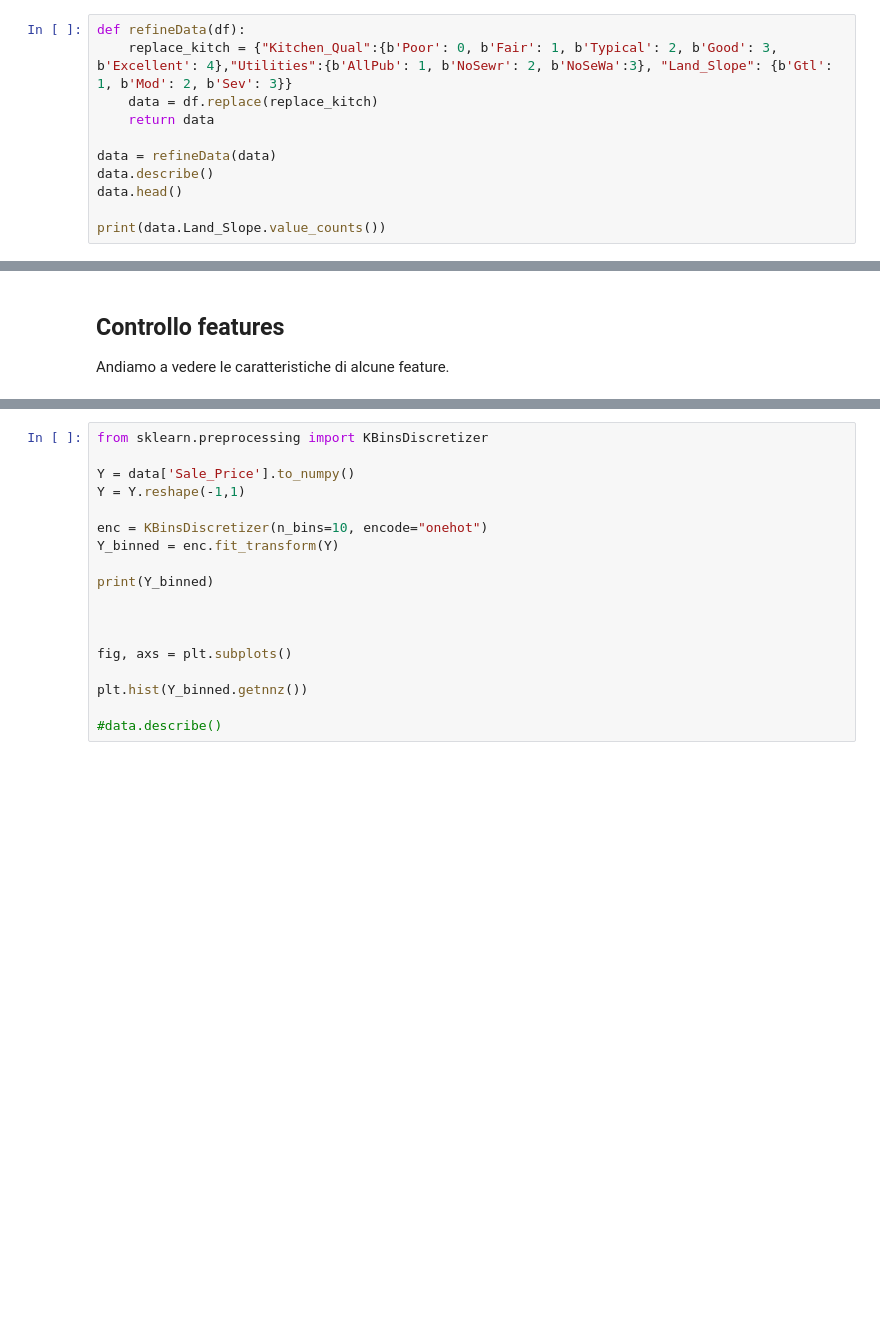
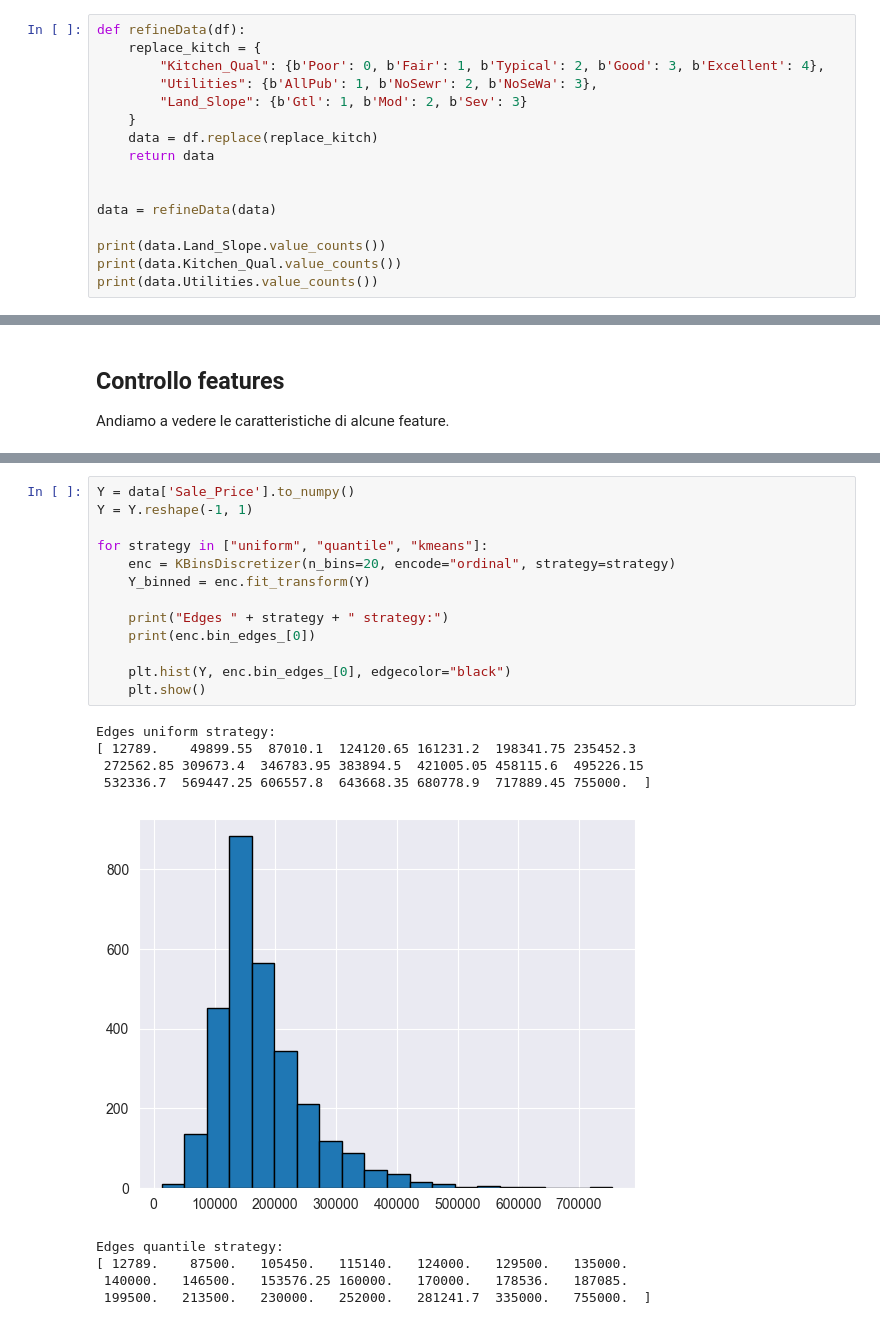
Before and after one commit to davide-tonetto-884585/House-Sale-Price-Prediction, a Jupyter notebook: script.ipynb, the cells around one changed output, grey strips where cells are left out. Saved outputs shown, nothing was run; the diff lists cells and outputs as text; blank space fills up the shorter version.

Commit message:
sistemati notebook, aggiunti plot migliori e discretizzata Y

```diff
--- a/script.ipynb
+++ b/script.ipynb
@@ -13,11 +40,16 @@ print(data.Sale_Price.min(),data.Sale_Price.max())
 # %%
 def refineData(df):
-    replace_kitch = {"Kitchen_Qual":{b'Poor': 0, b'Fair': 1, b'Typical': 2, b'Good': 3, b'Excellent': 4},"Utilities":{b'AllPub': 1, b'NoSewr': 2, b'NoSeWa':3}, "Land_Slope": {b'Gtl': 1, b'Mod': 2, b'Sev': 3}}
+    replace_kitch = {
+        "Kitchen_Qual": {b'Poor': 0, b'Fair': 1, b'Typical': 2, b'Good': 3, b'Excellent': 4},
+        "Utilities": {b'AllPub': 1, b'NoSewr': 2, b'NoSeWa': 3},
+        "Land_Slope": {b'Gtl': 1, b'Mod': 2, b'Sev': 3}
+    }
     data = df.replace(replace_kitch)
     return data
 
+
 data = refineData(data)
-data.describe()
-data.head()
 
 print(data.Land_Slope.value_counts())
+print(data.Kitchen_Qual.value_counts())
+print(data.Utilities.value_counts())
@@ -61,18 +145,23 @@ In quanto il 95% delle istanze cadono nello stesso valore della feature
 # %%
-from sklearn.preprocessing import KBinsDiscretizer
+Y = data['Sale_Price'].to_numpy()
+Y = Y.reshape(-1, 1)
 
-Y = data['Sale_Price'].to_numpy()
-Y = Y.reshape(-1,1)
+for strategy in ["uniform", "quantile", "kmeans"]:
+    enc = KBinsDiscretizer(n_bins=20, encode="ordinal", strategy=strategy)
+    Y_binned = enc.fit_transform(Y)
 
-enc = KBinsDiscretizer(n_bins=10, encode="onehot")
-Y_binned = enc.fit_transform(Y)
+    print("Edges " + strategy + " strategy:")
+    print(enc.bin_edges_[0])
 
-print(Y_binned)
-
-
-
-fig, axs = plt.subplots()
-
-plt.hist(Y_binned.getnnz())
-
-#data.describe()
+    plt.hist(Y, enc.bin_edges_[0], edgecolor="black")
+    plt.show()
+# %% [output]
+Edges uniform strategy:
+[ 12789.    49899.55  87010.1  124120.65 161231.2  198341.75 235452.3
+ 272562.85 309673.4  346783.95 383894.5  421005.05 458115.6  495226.15
+ 532336.7  569447.25 606557.8  643668.35 680778.9  717889.45 755000.  ]
+[figure, added]
+Edges quantile strategy:
+[ 12789.    87500.   105450.   115140.   124000.   129500.   135000.
+ 140000.   146500.   153576.25 160000.   170000.   178536.   187085.
+ 199500.   213500.   230000.   252000.   281241.7  335000.   755000.  ]
```
Also changed, not shown: parts of 27 cells of this notebook, 1 other file.
